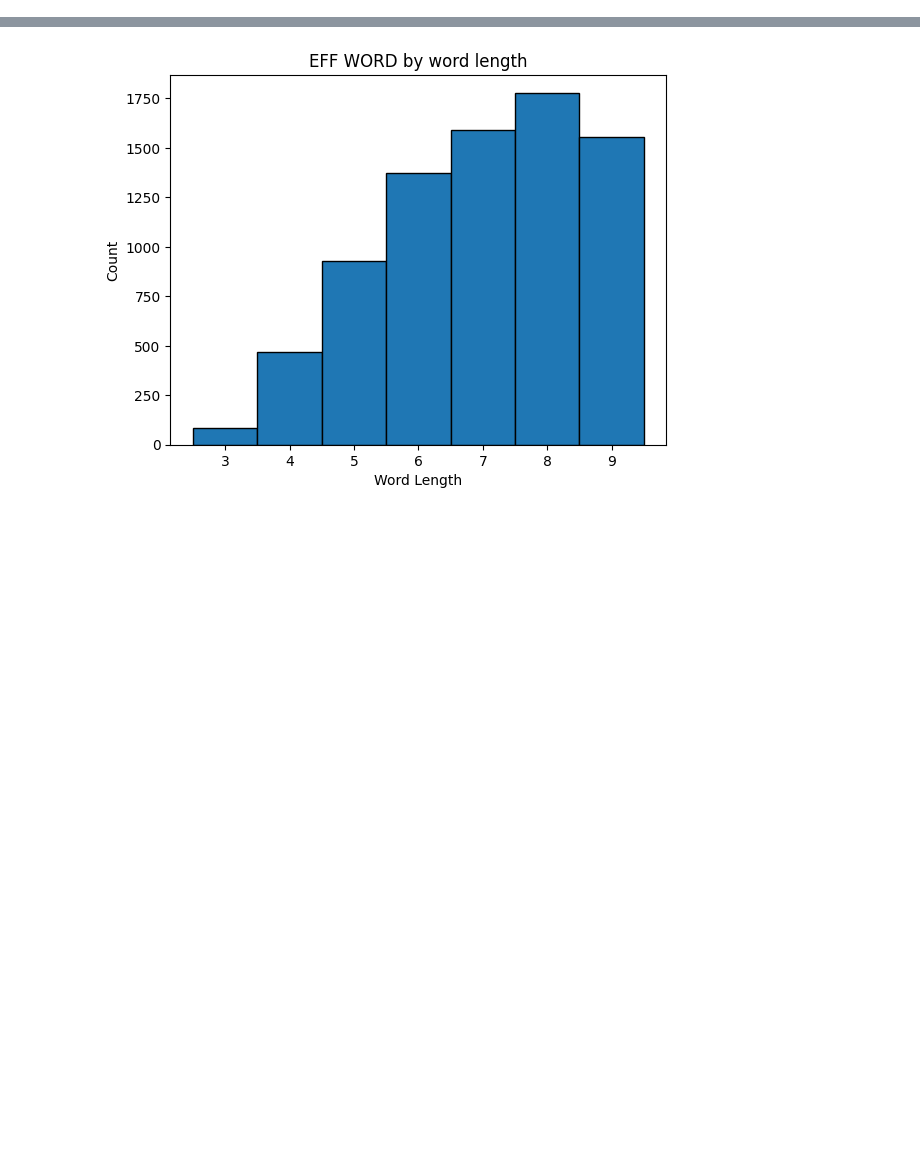
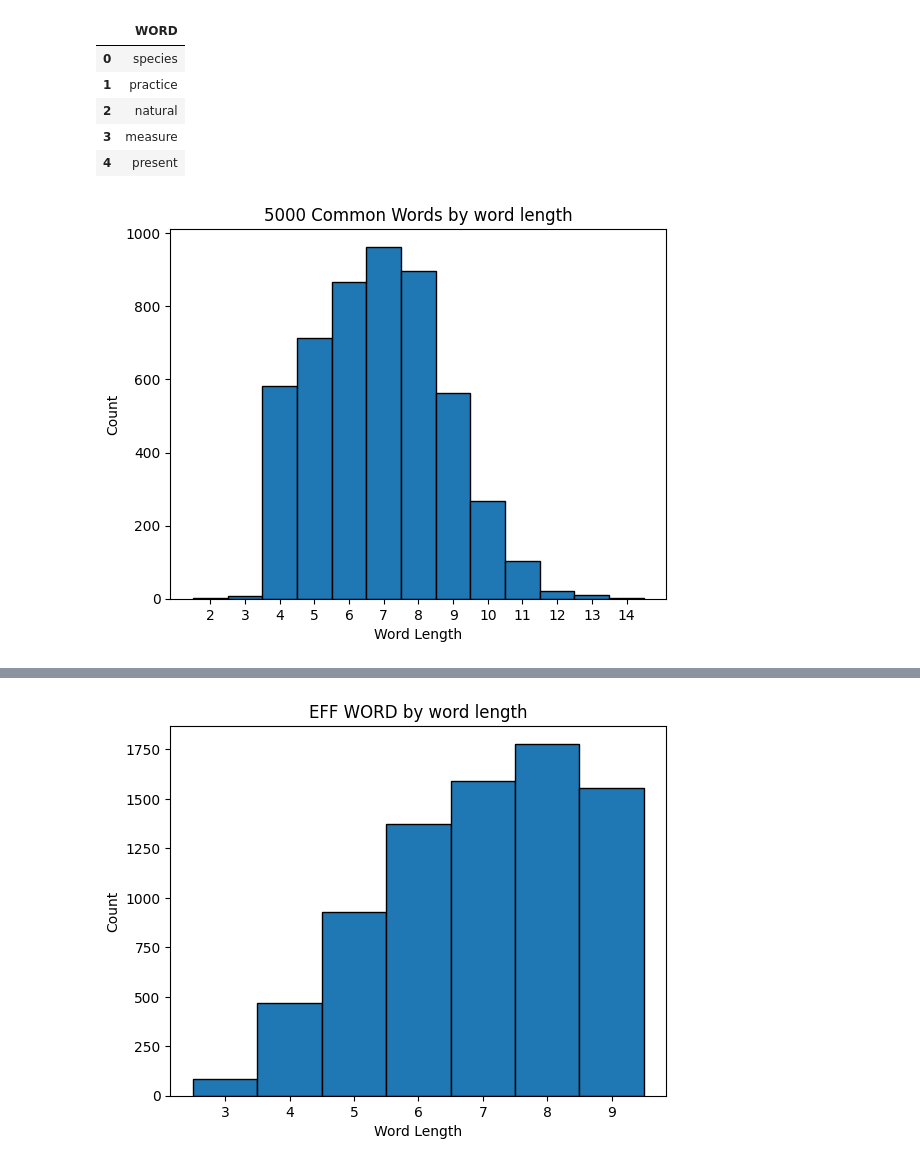
Before and after one commit to william-cutler/phone-phrase, a Jupyter notebook: phone_phrase.ipynb, the cells around one changed output, grey strips where cells are left out. Saved outputs shown, nothing was run; the diff lists cells and outputs as text; code cells hidden in the pictures; blank space fills up the shorter version.

Commit message:
Improve word list. No continuity maintained.

```diff
--- a/phone_phrase.ipynb
+++ b/phone_phrase.ipynb
@@ -5,5 +7,6 @@ import matplotlib.pyplot as plt
 # %%
 def plot_corpus_word_lengths(corpus, corpus_name):
+    plt.figure()
     lengths = [len(w) for w in corpus]
     bins = np.arange(min(lengths), max(lengths) + 2) - 0.5
     plt.hist(lengths, bins=bins, edgecolor='black')
@@ -12,6 +15,15 @@ def plot_corpus_word_lengths(corpus, corpus_name):
     plt.ylabel('Count')
     plt.title(f'{corpus_name} by word length')
 # %%
-word_df = pd.read_csv('words.txt', sep=" ", header=0)
-word_df.head()
-words_corpus = word_df['WORD']
+more_common_df = pd.read_csv('5000-more-common.txt', sep=" ", header=0)
+more_common_corpus = more_common_df['WORD']
+plot_corpus_word_lengths(more_common_corpus, '5000 Common Words')
+more_common_df.head()
+# %% [output]
+|  | WORD |
+| 0 | species |
+| 1 | practice |
+| 2 | natural |
+| 3 | measure |
+| 4 | present |
+[figure, added]
```
Also changed, not shown: parts of 16 cells of this notebook, 9 other files.
